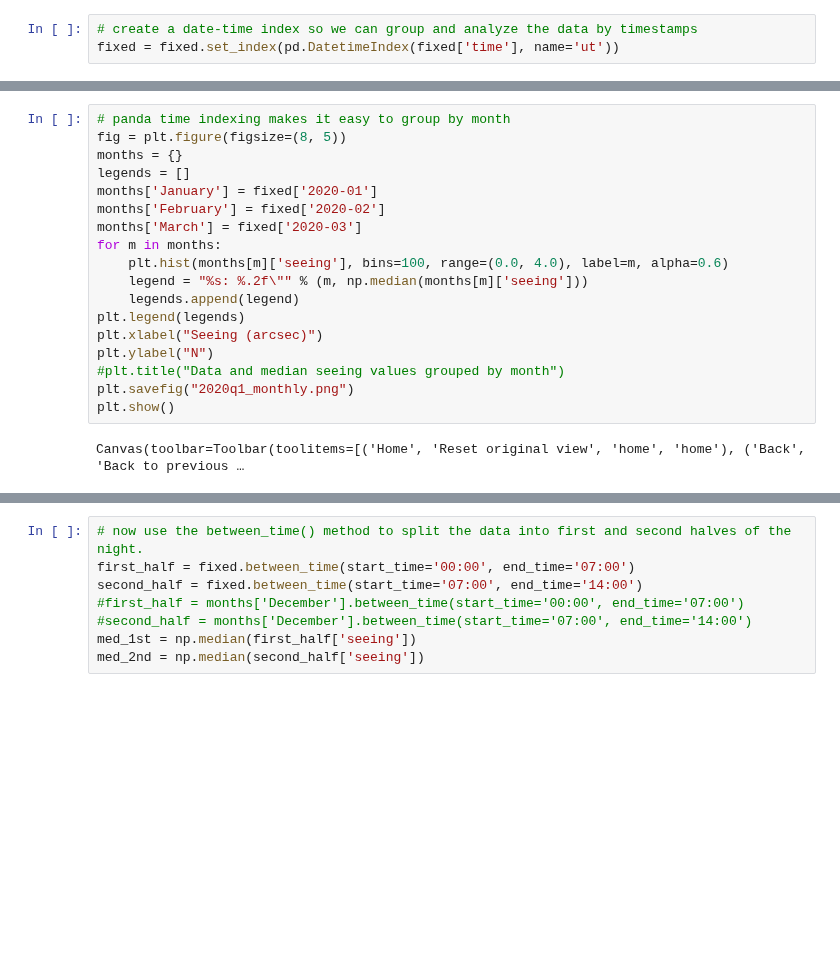
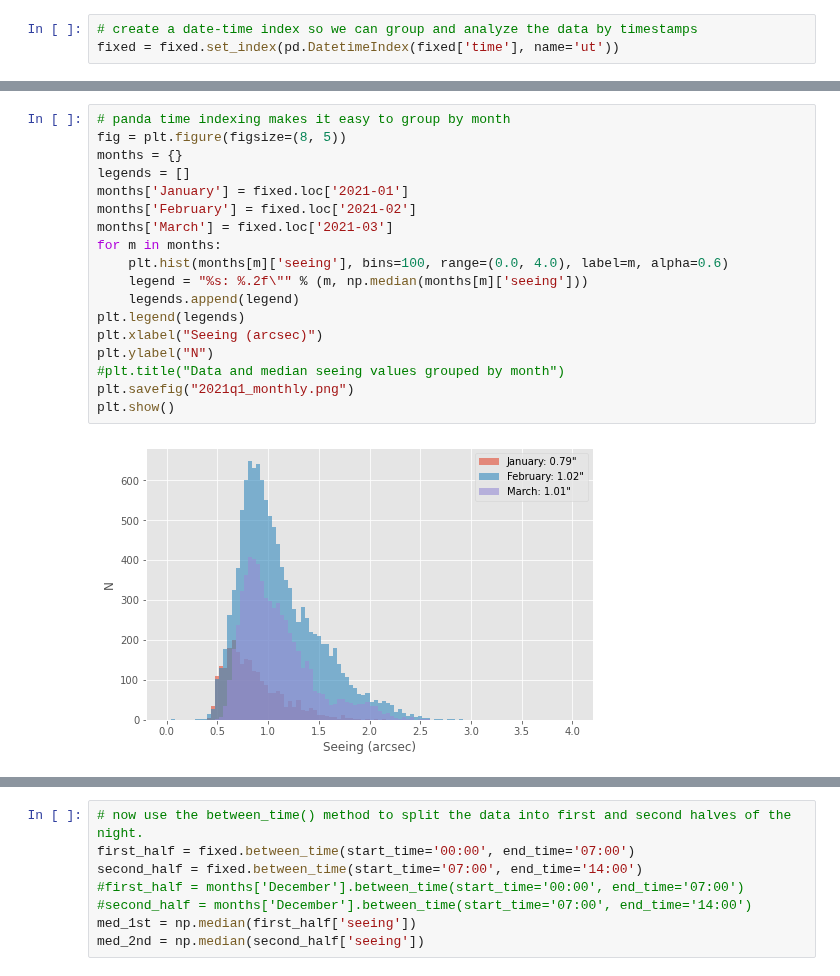
Before and after one commit to MMTObservatory/seeing_analysis, a Jupyter notebook: Seeing Summary - 2021_q1.ipynb, the cells around one changed output, grey strips where cells are left out. Cells and saved outputs as stored; diff of their text form; blank space fills up the shorter version.

```diff
--- a/Seeing Summary - 2021_q1.ipynb
+++ b/Seeing Summary - 2021_q1.ipynb
@@ -124,23 +125,23 @@ Canvas(toolbar=Toolbar(toolitems=[('Home', 'Reset original view', 'home', 'home'
 # %%
 # panda time indexing makes it easy to group by month
 fig = plt.figure(figsize=(8, 5))
 months = {}
 legends = []
-months['January'] = fixed['2020-01']
-months['February'] = fixed['2020-02']
-months['March'] = fixed['2020-03']
+months['January'] = fixed.loc['2021-01']
+months['February'] = fixed.loc['2021-02']
+months['March'] = fixed.loc['2021-03']
 for m in months:
     plt.hist(months[m]['seeing'], bins=100, range=(0.0, 4.0), label=m, alpha=0.6)
     legend = "%s: %.2f\"" % (m, np.median(months[m]['seeing']))
     legends.append(legend)
 plt.legend(legends)
 plt.xlabel("Seeing (arcsec)")
 plt.ylabel("N")
 #plt.title("Data and median seeing values grouped by month")
-plt.savefig("2020q1_monthly.png")
+plt.savefig("2021q1_monthly.png")
 plt.show()
 # %% [output]
-Canvas(toolbar=Toolbar(toolitems=[('Home', 'Reset original view', 'home', 'home'), ('Back', 'Back to previous …
+[figure, added]
 # %%
 len(months['January']), len(months['February']), len(months['March'])
 # %% [output]
```
Also changed, not shown: parts of 22 cells of this notebook.
